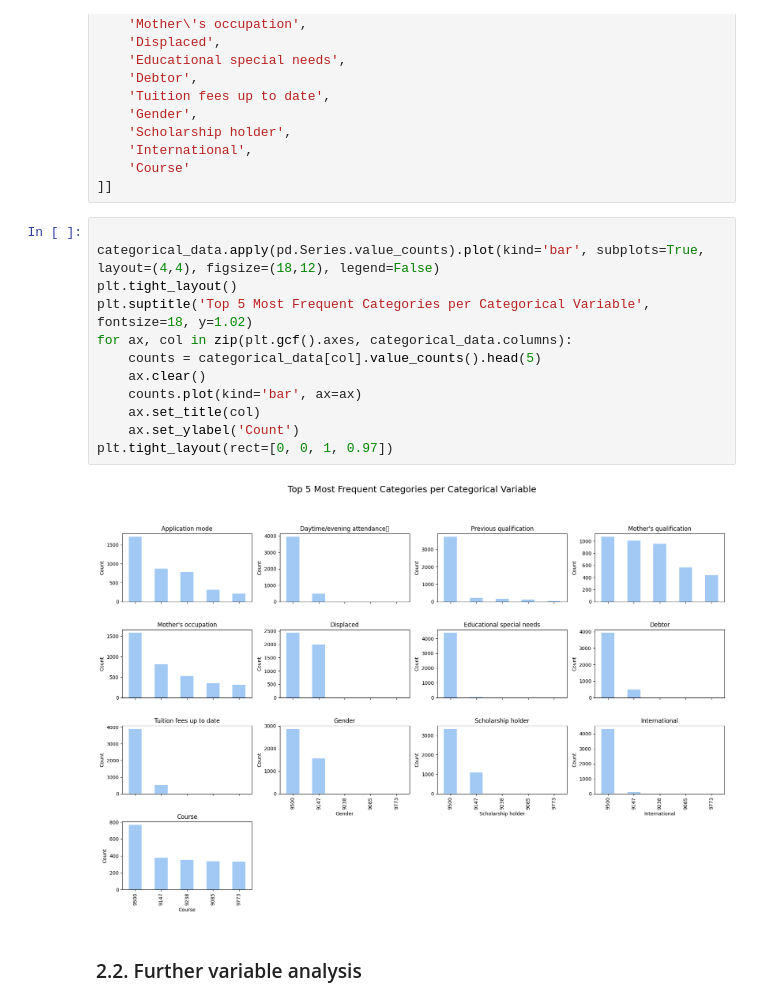
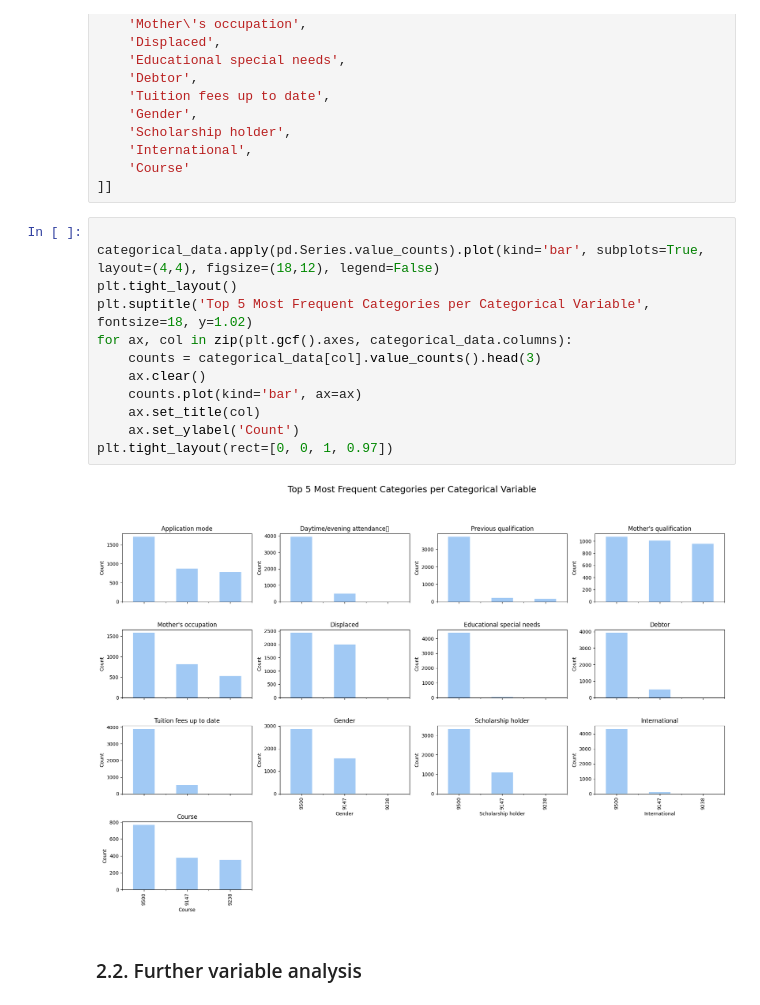
Before and after one commit to toschka123/Student_Dropout, a Jupyter notebook: ML_Project.ipynb, the cells around one changed output. Saved outputs shown, nothing was run; the diff lists cells and outputs as text.

Commit message:
update ML _Antons plot
push the changes from Anton

```diff
--- a/ML_Project.ipynb
+++ b/ML_Project.ipynb
@@ -197,17 +198,17 @@ categorical_data = data[[
 # %%
 
 categorical_data.apply(pd.Series.value_counts).plot(kind='bar', subplots=True, layout=(4,4), figsize=(18,12), legend=False)
 plt.tight_layout()
 plt.suptitle('Top 5 Most Frequent Categories per Categorical Variable', fontsize=18, y=1.02)
 for ax, col in zip(plt.gcf().axes, categorical_data.columns):
-    counts = categorical_data[col].value_counts().head(5)
+    counts = categorical_data[col].value_counts().head(3)
     ax.clear()
     counts.plot(kind='bar', ax=ax)
     ax.set_title(col)
     ax.set_ylabel('Count')
 plt.tight_layout(rect=[0, 0, 1, 0.97])
 # %% [output]
-[figure, old version]
+[figure, new version]
 # %% [markdown]
 ### 2.2. Further variable analysis
 # %% [markdown]
```
Also changed, not shown: parts of 10 cells of this notebook.
